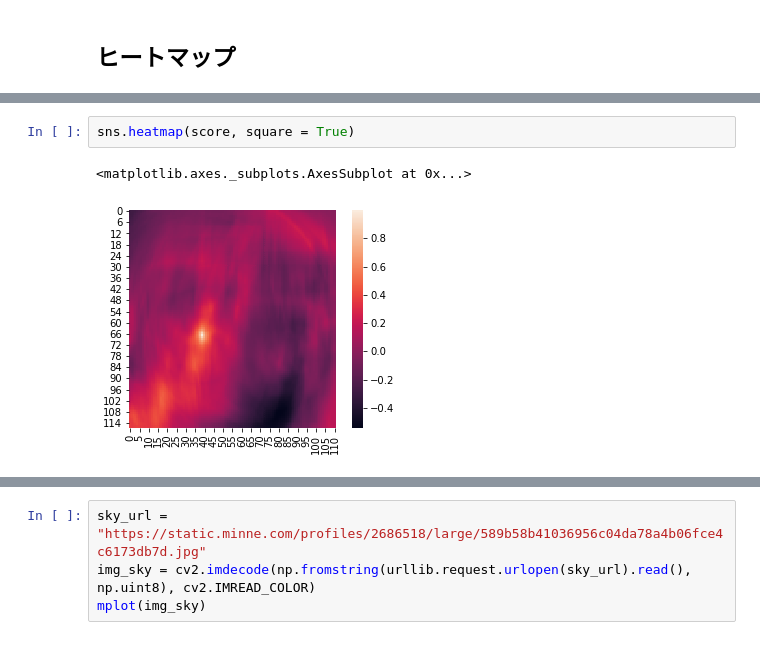
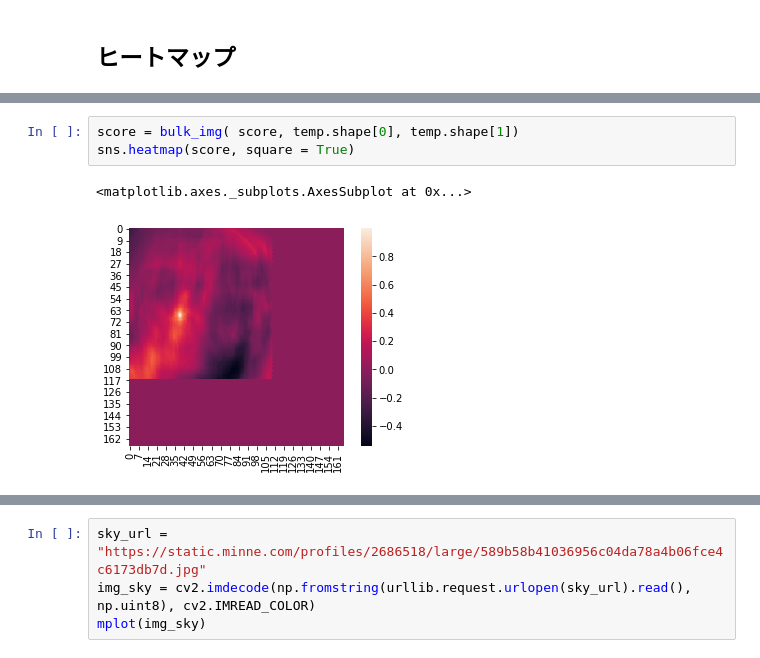
Before and after one commit to c-c-c-c/matsu_lab, a Jupyter notebook: gazoshori_algorism/381.ipynb, the cells around one changed output, grey strips where cells are left out. Saved outputs shown, nothing was run; the diff lists cells and outputs as text.

```diff
--- a/gazoshori_algorism/381.ipynb
+++ b/gazoshori_algorism/381.ipynb
@@ -280,5 +284,6 @@ mplot(score_256, img)
-# %%
-sns.heatmap(score, square = True)
-# %% [output]
-<matplotlib.axes._subplots.AxesSubplot at 0x...>
-[figure, removed]
+# %%
+score = bulk_img( score, temp.shape[0], temp.shape[1])
+sns.heatmap(score, square = True)
+# %% [output]
+<matplotlib.axes._subplots.AxesSubplot at 0x...>
+[figure, added]
```
Also changed, not shown: parts of 22 cells of this notebook.
